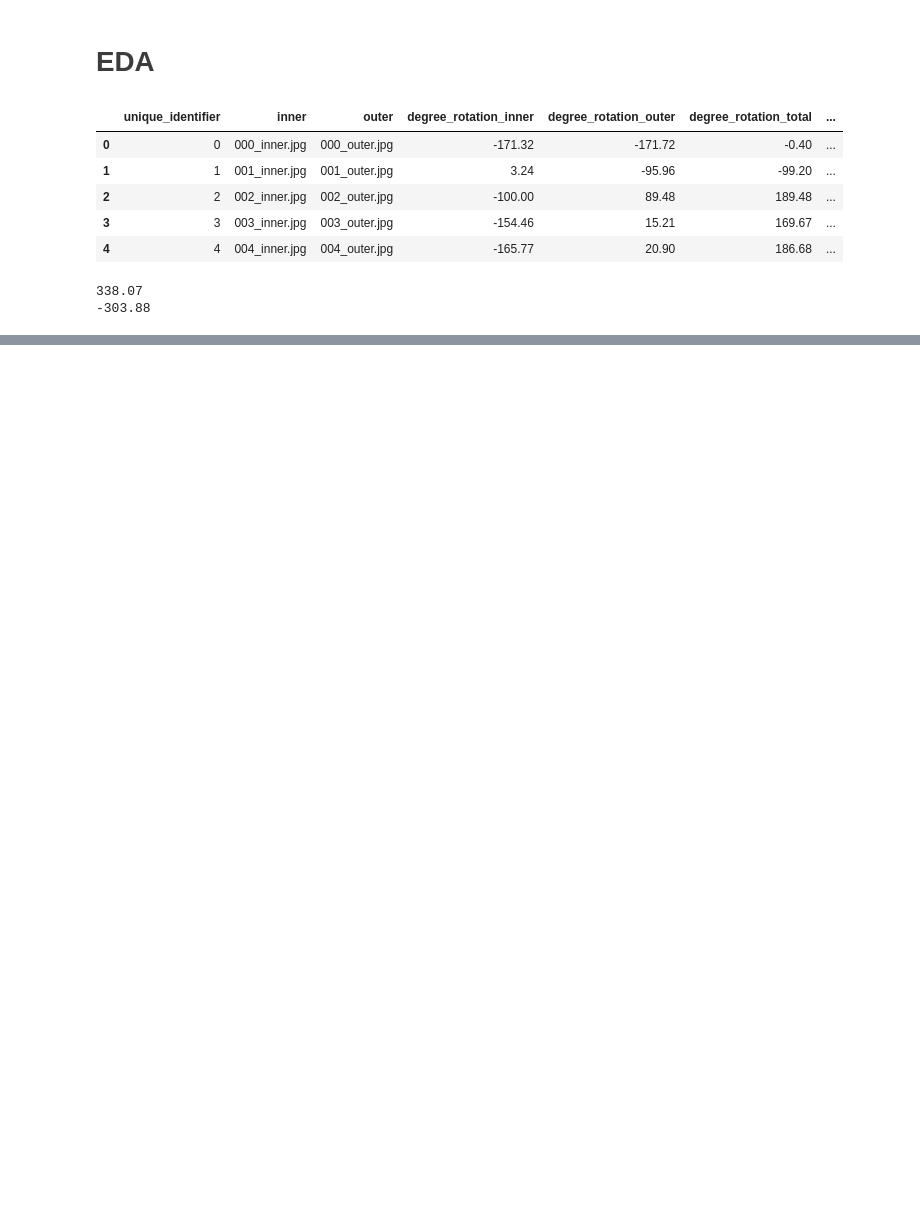
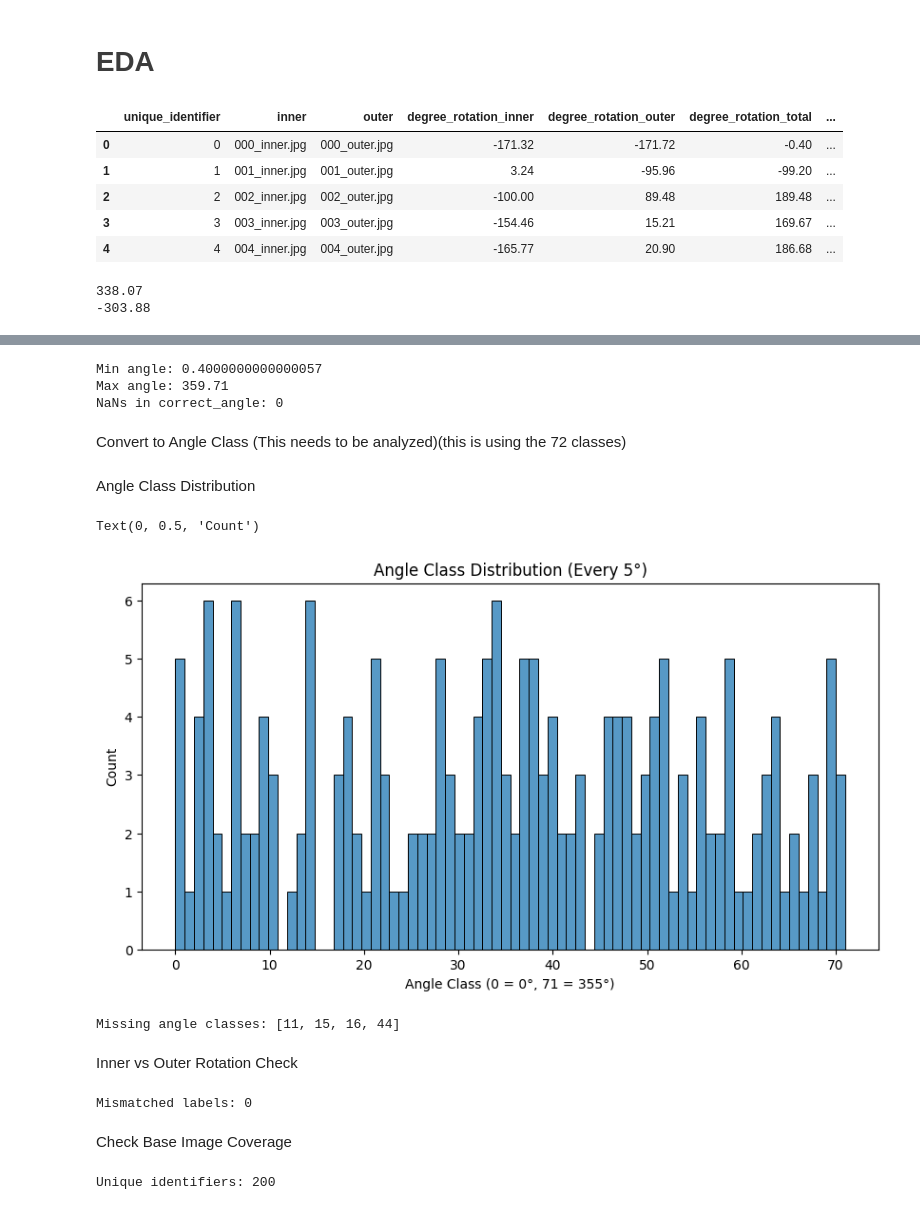
Before and after one commit to cayetana-h/Rotation-Predictor-CNN, a Jupyter notebook: Model_process/project.ipynb, the cells around one changed output, grey strips where cells are left out. Saved outputs shown, nothing was run; the diff lists cells and outputs as text; code cells hidden in the pictures; blank space fills up the shorter version.

```diff
--- a/Model_process/project.ipynb
+++ b/Model_process/project.ipynb
@@ -54,0 +54,52 @@ fig.show()
+# %%
+df['correct_angle'] = (df['degree_rotation_inner'] - df['degree_rotation_outer']) % 360
+# %%
+print("Min angle:", df['correct_angle'].min())
+print("Max angle:", df['correct_angle'].max())
+print("NaNs in correct_angle:", df['correct_angle'].isna().sum())
+# %% [output]
+Min angle: 0.4000000000000057
+Max angle: 359.71
+NaNs in correct_angle: 0
+# %% [markdown]
+Convert to Angle Class (This needs to be analyzed)(this is using the 72 classes)
+# %%
+df['angle_class'] = (df['correct_angle'] // 5).astype(int)
+# %% [markdown]
+Angle Class Distribution
+# %%
+import matplotlib.pyplot as plt
+import seaborn as sns
+
+plt.figure(figsize=(10, 5))
+sns.histplot(df['angle_class'], bins=72)
+plt.title("Angle Class Distribution (Every 5°)")
+plt.xlabel("Angle Class (0 = 0°, 71 = 355°)")
+plt.ylabel("Count")
+# %% [output]
+Text(0, 0.5, 'Count')
+[figure, added]
+# %%
+missing = set(range(72)) - set(df['angle_class'].unique())
+print("Missing angle classes:", sorted(missing))
+
+# DONT RUN YET WE WILL FIX THIS IN DATA IMPUTATION
+# %% [output]
+Missing angle classes: [11, 15, 16, 44]
+# %% [markdown]
+Inner vs Outer Rotation Check
+# %%
+df_copy = df.copy()
+
+df_copy['computed_correct_angle'] = (df_copy['degree_rotation_inner'] - df_copy['degree_rotation_outer']) % 360
+
+mismatch = (df_copy['correct_angle'] != df_copy['computed_correct_angle']).sum()
+print("Mismatched labels:", mismatch)
+# %% [output]
+Mismatched labels: 0
+# %% [markdown]
+Check Base Image Coverage
+# %%
+print("Unique identifiers:", df['unique_identifier'].nunique())
+# %% [output]
+Unique identifiers: 200
```
Also changed, not shown: parts of 18 cells of this notebook, 4 other files.
